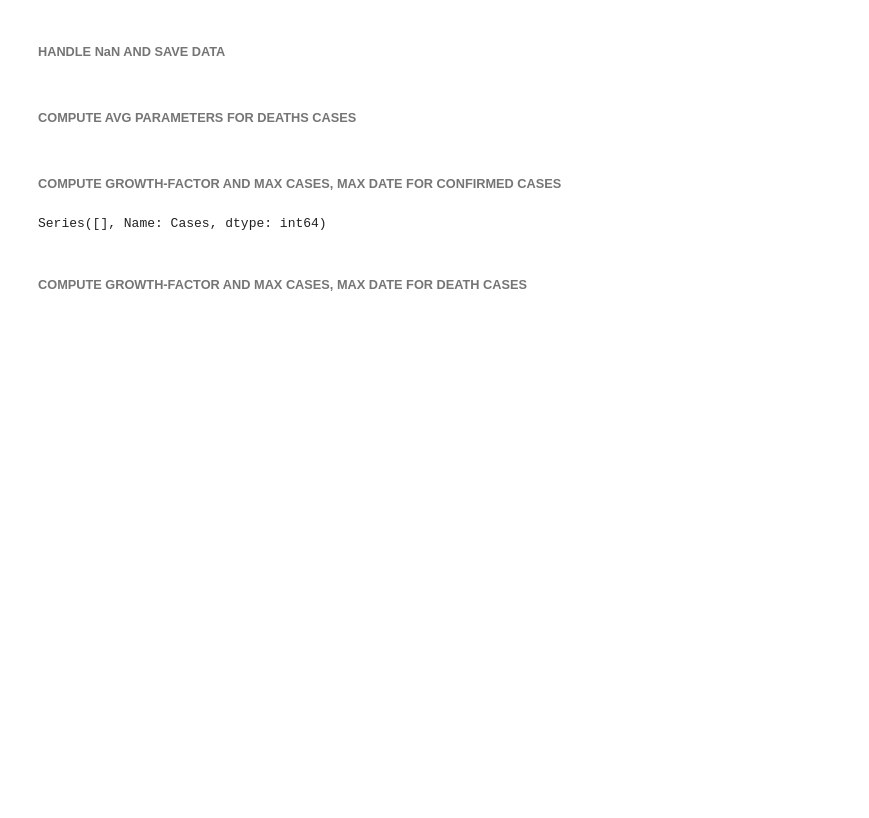
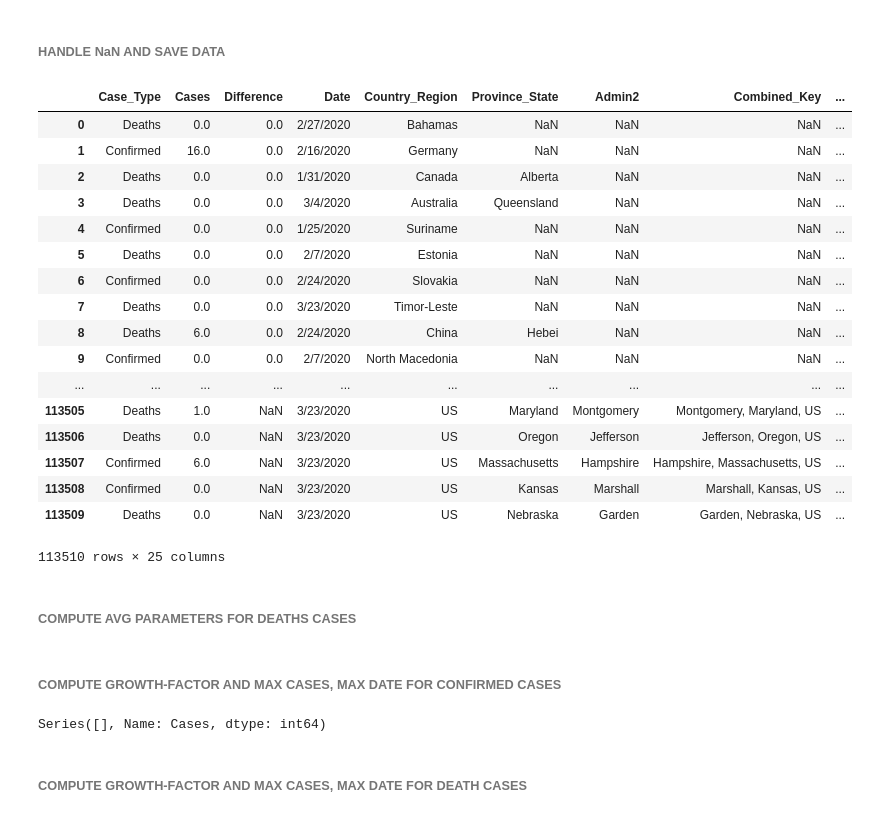
Before and after one commit to hopl1t/covid19, a Jupyter notebook: notebooks/get_weather_data_tableau.ipynb, the cells around one changed output. Saved outputs shown, nothing was run; the diff lists cells and outputs as text; code cells hidden in the pictures; blank space fills up the shorter version.

```diff
--- a/notebooks/get_weather_data_tableau.ipynb
+++ b/notebooks/get_weather_data_tableau.ipynb
@@ -50,0 +27,6 @@ len(coords)
+# %%
+start = date_range[0].strftime('%m/%d/%Y')
+for date in date_range[5:][::5]:
+    end = date.strftime('%m/%d/%Y')
+    print(start + ' ' + end)
+    start = end
@@ -189,3 +130,24 @@ KeyboardInterrupt:
 # %% [markdown]
 ###### HANDLE NaN AND SAVE DATA
+# %%
+data
+# %% [output]
+|  | Case_Type | Cases | Difference | Date | Country_Region | Province_State | Admin2 | Combined_Key | ... |
+| 0 | Deaths | 0.0 | 0.0 | 2/27/2020 | Bahamas | NaN | NaN | NaN | ... |
+| 1 | Confirmed | 16.0 | 0.0 | 2/16/2020 | Germany | NaN | NaN | NaN | ... |
+| 2 | Deaths | 0.0 | 0.0 | 1/31/2020 | Canada | Alberta | NaN | NaN | ... |
+| 3 | Deaths | 0.0 | 0.0 | 3/4/2020 | Australia | Queensland | NaN | NaN | ... |
+| 4 | Confirmed | 0.0 | 0.0 | 1/25/2020 | Suriname | NaN | NaN | NaN | ... |
+| 5 | Deaths | 0.0 | 0.0 | 2/7/2020 | Estonia | NaN | NaN | NaN | ... |
+| 6 | Confirmed | 0.0 | 0.0 | 2/24/2020 | Slovakia | NaN | NaN | NaN | ... |
+| 7 | Deaths | 0.0 | 0.0 | 3/23/2020 | Timor-Leste | NaN | NaN | NaN | ... |
+| 8 | Deaths | 6.0 | 0.0 | 2/24/2020 | China | Hebei | NaN | NaN | ... |
+| 9 | Confirmed | 0.0 | 0.0 | 2/7/2020 | North Macedonia | NaN | NaN | NaN | ... |
+| ... | ... | ... | ... | ... | ... | ... | ... | ... | ... |
+| 113505 | Deaths | 1.0 | NaN | 3/23/2020 | US | Maryland | Montgomery | Montgomery, Maryland, US | ... |
+| 113506 | Deaths | 0.0 | NaN | 3/23/2020 | US | Oregon | Jefferson | Jefferson, Oregon, US | ... |
+| 113507 | Confirmed | 6.0 | NaN | 3/23/2020 | US | Massachusetts | Hampshire | Hampshire, Massachusetts, US | ... |
+| 113508 | Confirmed | 0.0 | NaN | 3/23/2020 | US | Kansas | Marshall | Marshall, Kansas, US | ... |
+| 113509 | Deaths | 0.0 | NaN | 3/23/2020 | US | Nebraska | Garden | Garden, Nebraska, US | ... |
+113510 rows × 25 columns
 # %%
```
Also changed, not shown: parts of 6 cells of this notebook, 8 other files.
